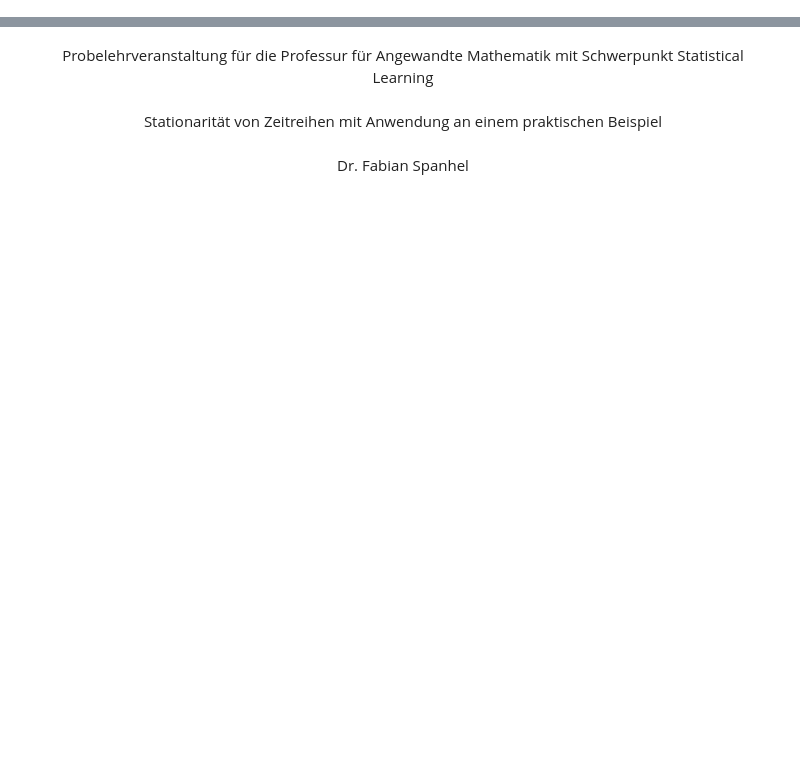
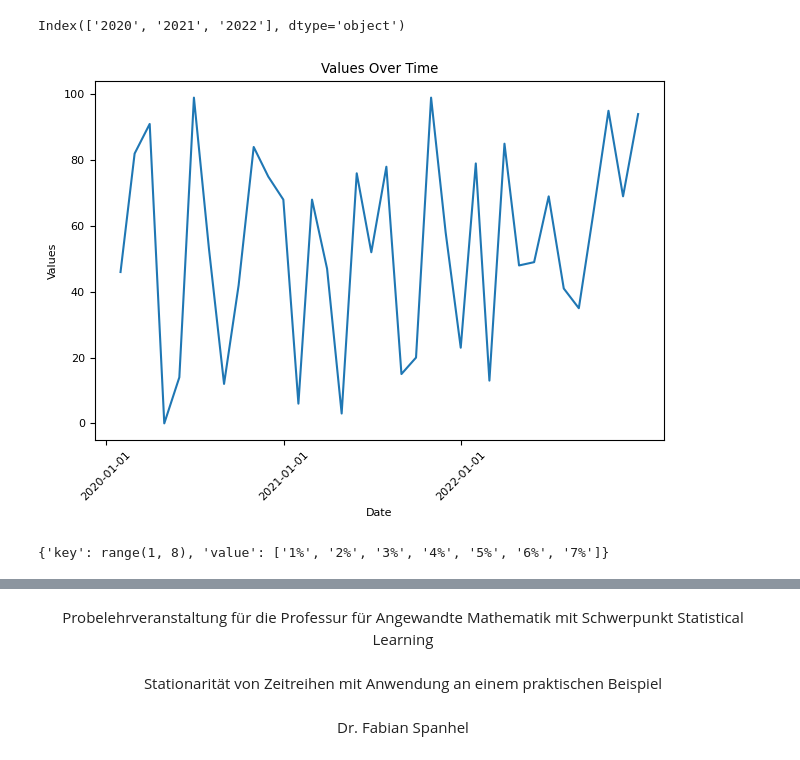
Before and after one commit to FSpanhel/plv_1, a Jupyter notebook: presentation.ipynb, the cells around one changed output, grey strips where cells are left out. Saved outputs shown, nothing was run; the diff lists cells and outputs as text; code cells hidden in the pictures; blank space fills up the shorter version.

```diff
--- a/presentation.ipynb
+++ b/presentation.ipynb
@@ -18,0 +55,36 @@ interactive(children=(IntSlider(value=16, description='n', max=30, min=2), Outpu
+# %%
+dates[::12].strftime("%Y")
+# %% [output]
+Index(['2020', '2021', '2022'], dtype='object')
+# %%
+import matplotlib.pyplot as plt
+import pandas as pd
+import numpy as np
+
+# Generate some sample data (timestamps and corresponding values)
+dates = pd.date_range(start='2020-01-01', end='2022-12-31', freq='M')
+values = np.random.randint(0, 100, len(dates))
+
+# Create a plot
+plt.plot(dates, values)
+
+# Customize the x-axis ticks and labels
+plt.xticks(dates[::12].strftime("%Y"), rotation=45)  # Show ticks every 6 months and rotate the labels
+
+# Add labels and title
+plt.xlabel('Date')
+plt.ylabel('Values')
+plt.title('Values Over Time')
+
+# Show the plot
+plt.tight_layout()
+plt.show()
+# %% [output]
+[figure, added]
+# %%
+y_ticks = {}
+y_ticks["key"] = range(1, 8)
+y_ticks["value"] = [f"{y}%" for y in y_ticks["key"]]
+y_ticks
+# %% [output]
+{'key': range(1, 8), 'value': ['1%', '2%', '3%', '4%', '5%', '6%', '7%']}
```
Also changed, not shown: parts of 53 cells of this notebook, 4 other files.
